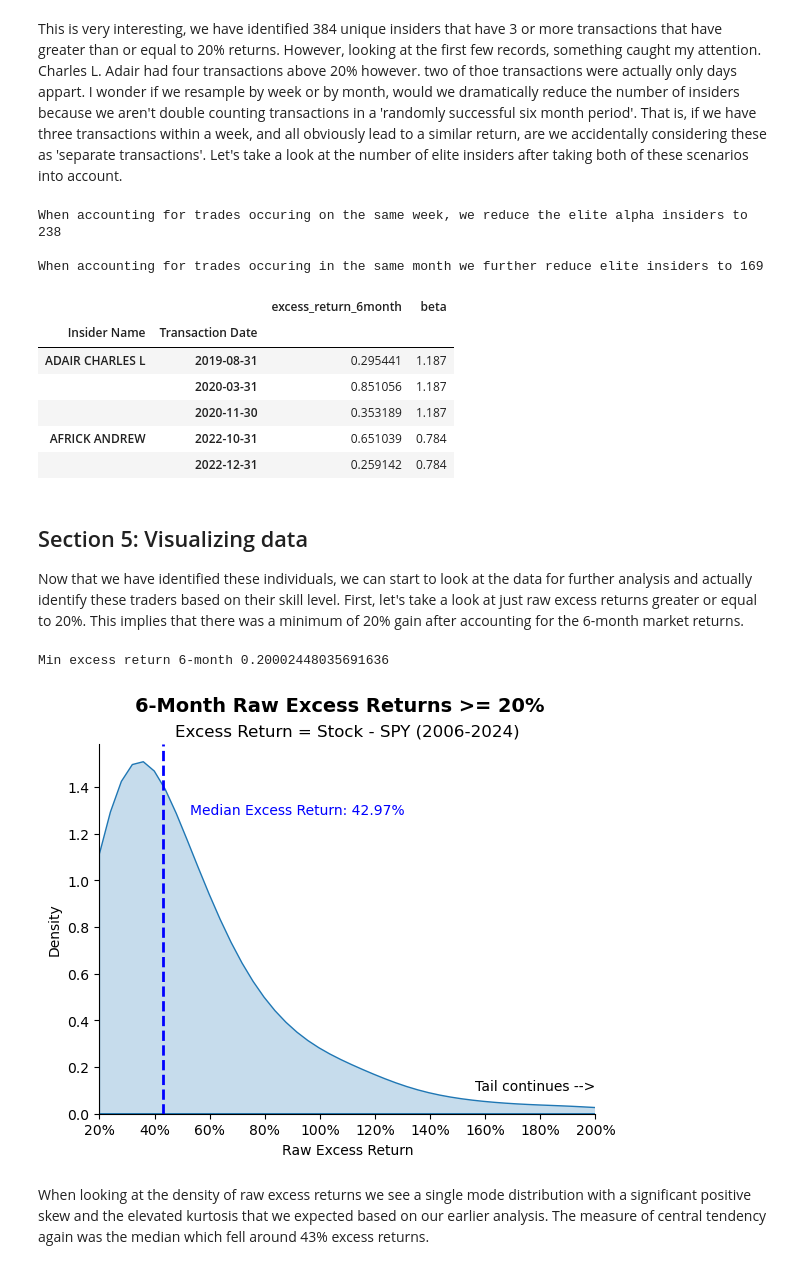
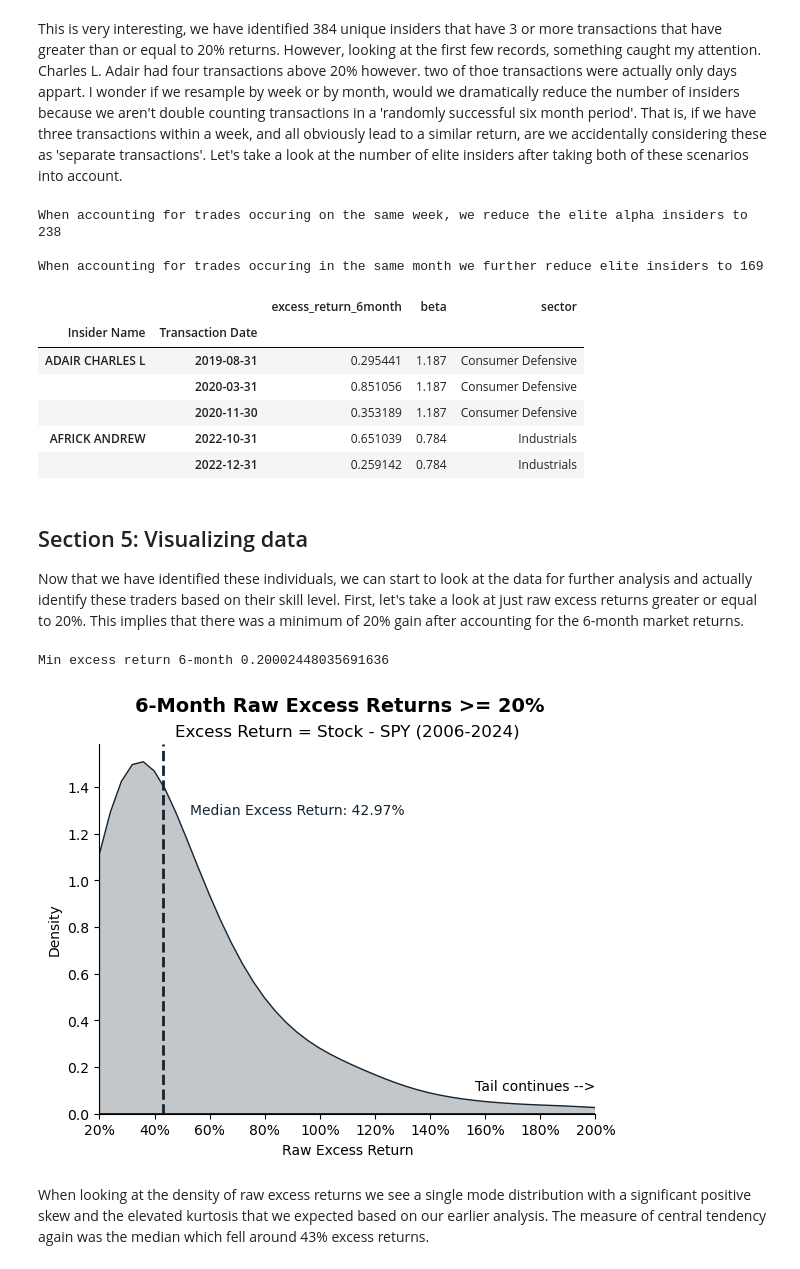
Before and after one commit to tmacpherson6/Do-Insiders-Know-Something-We-Dont, a Jupyter notebook: Notebook 6 - good_buyers.ipynb, the cells around one changed output. Cells and saved outputs as stored; diff of their text form; code cells hidden in the pictures.

```diff
--- a/Notebook 6 - good_buyers.ipynb
+++ b/Notebook 6 - good_buyers.ipynb
@@ -161,13 +161,15 @@ resampled_df.set_index('Transaction Date', inplace=True)
 
 # Now, we can resample based on the transaction date and simply count
 weekly_counts = resampled_df.groupby(['Insider Name', pd.Grouper(freq='W')]).agg({'excess_return_6month':'mean',
-                                                                                  'beta':'max'})
+                                                                                  'beta':'max',
+                                                                                  'sector':'first'})
 num_of_trades = weekly_counts.groupby('Insider Name').size()
 print(f"When accounting for trades occuring on the same week, we reduce the elite alpha insiders to {len(num_of_trades[num_of_trades >= 3])}")
 
 # Now, we can resample based on the transaction date and simply count
 monthly_counts = resampled_df.groupby(['Insider Name', pd.Grouper(freq='ME')]).agg({'excess_return_6month':'mean',
-                                                                                    'beta':'max'})
+                                                                                    'beta':'max',
+                                                                                    'sector':'first'})
 num_of_trades = monthly_counts.groupby('Insider Name').size()
 print(f"\nWhen accounting for trades occuring in the same month we further reduce elite insiders to {len(num_of_trades[num_of_trades >= 3])}")
 monthly_counts.head()
@@ -175,13 +177,13 @@ monthly_counts.head()
 When accounting for trades occuring on the same week, we reduce the elite alpha insiders to 238
 
 When accounting for trades occuring in the same month we further reduce elite insiders to 169
-|  |  | excess_return_6month | beta |
-| Insider Name | Transaction Date |  |  |
-| ADAIR CHARLES L | 2019-08-31 | 0.295441 | 1.187 |
-|  | 2020-03-31 | 0.851056 | 1.187 |
-|  | 2020-11-30 | 0.353189 | 1.187 |
-| AFRICK ANDREW | 2022-10-31 | 0.651039 | 0.784 |
-|  | 2022-12-31 | 0.259142 | 0.784 |
+|  |  | excess_return_6month | beta | sector |
+| Insider Name | Transaction Date |  |  |  |
+| ADAIR CHARLES L | 2019-08-31 | 0.295441 | 1.187 | Consumer Defensive |
+|  | 2020-03-31 | 0.851056 | 1.187 | Consumer Defensive |
+|  | 2020-11-30 | 0.353189 | 1.187 | Consumer Defensive |
+| AFRICK ANDREW | 2022-10-31 | 0.651039 | 0.784 | Industrials |
+|  | 2022-12-31 | 0.259142 | 0.784 | Industrials |
 # %% [markdown]
 ## Section 5: Visualizing data
 Now that we have identified these individuals, we can start to look at the data for further analysis and actually identify these traders based on their skill level. First, let's take a look at just raw excess returns greater or equal to 20%. This implies that there was a minimum of 20% gain after accounting for the 6-month market returns.
@@ -201,7 +203,7 @@ median_ret = plotting_dataframe["excess_return_6month"].median()
 # PLOT 1: KDE of All Raw Excess Return Buys (Stock - SPY)
 # Note: Clipped KDE on left tail to show only actual data (don't smooth below zero)
 sns.kdeplot(
-    data=plotting_dataframe, x="excess_return_6month", fill=True, clip=(0.2, None)
+    data=plotting_dataframe, x="excess_return_6month", color = '#14232E', fill=True, clip=(0.2, None)
 )
 
 # Titles
@@ -209,36 +211,36 @@ plt.suptitle("6-Month Raw Excess Returns >= 20%", fontsize=14, fontweight="bold"
 plt.title("Excess Return = Stock - SPY (2006-2024)", fontsize=12)
 
 # Plot the median return
-plt.axvline(median_ret, color="blue", linestyle="--", linewidth=2)
+plt.axvline(median_ret, color='#14232E', linestyle="--", linewidth=2)
 plt.text(
     median_ret + 0.1,
     1.3,
     f"Median Excess Return: {np.round(median_ret*100, 2)}%",
-    color="blue",
+    color='#14232E',
     va="center",
     ha="left",
     fontsize=10,
 )
 
 # Labels and formatting
 plt.xlabel("Raw Excess Return")
 plt.ylabel("Density")
 
 # Clip x axis
 plt.xlim(0.2, 2)
 plt.grid(False)
 ax = plt.gca()
 ax.spines["top"].set_visible(False)
 ax.spines["right"].set_visible(False)
 plt.annotate("Tail continues -->", xy=(2, 0.1), fontsize=10, ha="right")
 
 # Format x axis as percentage
 ax.xaxis.set_major_formatter(mtick.PercentFormatter(xmax=1.0))
 
 plt.show()
 # %% [output]
 Min excess return 6-month 0.20002448035691636
-[figure, old version]
+[figure, new version]
 # %% [markdown]
 When looking at the density of raw excess returns we see a single mode distribution with a significant positive skew and the elevated kurtosis that we expected based on our earlier analysis. The measure of central tendency again was the median which fell around 43% excess returns.
 # %%
```
Also changed, not shown: parts of 6 cells of this notebook, 3 other files.
